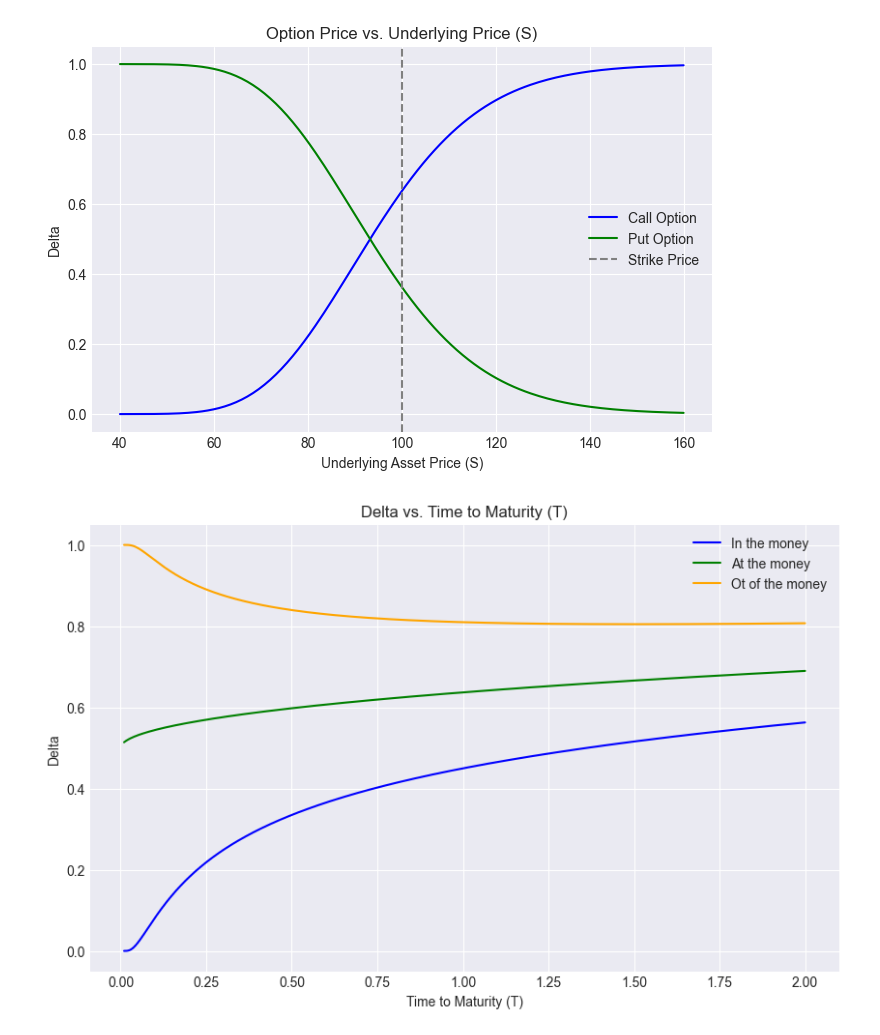
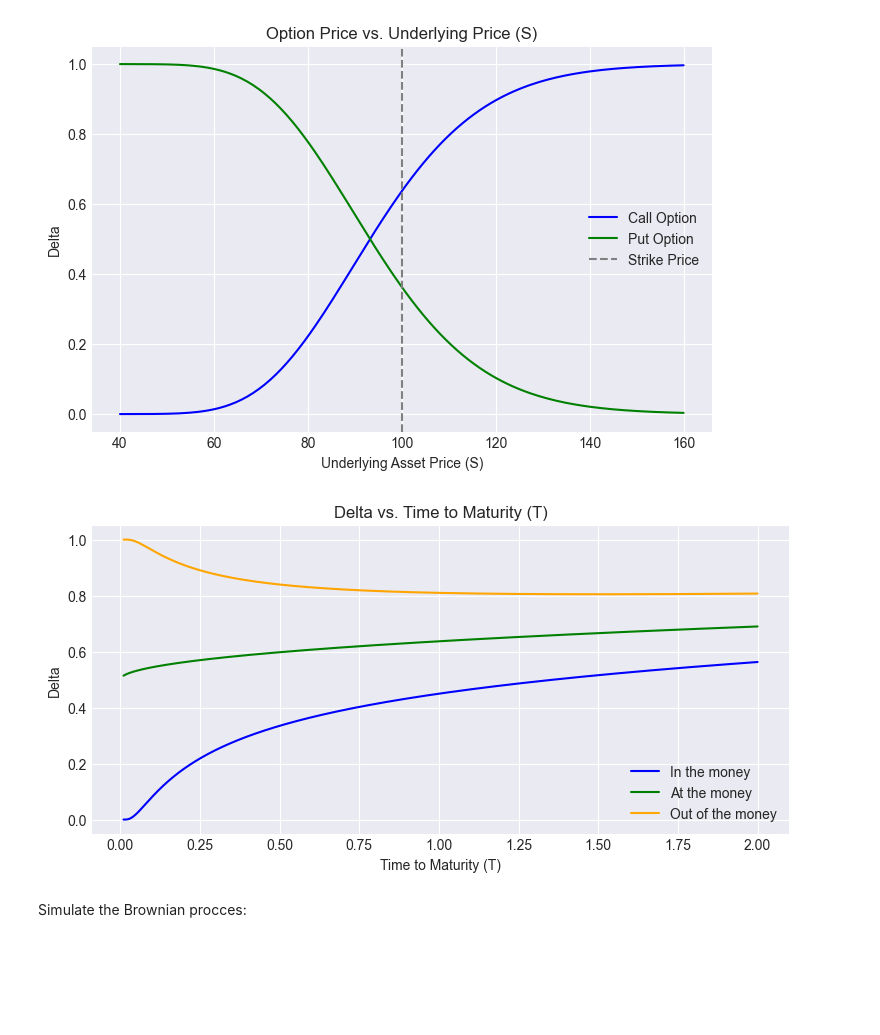
Before and after one commit to santiditomas/quant-playground, a Jupyter notebook: notebooks/delta_hedging.ipynb, the cells around one changed output. Cells and saved outputs as stored; diff of their text form; code cells hidden in the pictures; blank space fills up the shorter version.

```diff
--- a/notebooks/delta_hedging.ipynb
+++ b/notebooks/delta_hedging.ipynb
@@ -34,20 +34,22 @@ plt.show()
 # %%
 T_vals = np.linspace(0.01, 2, 1000)
 S = 100
 
 in_the_money = [delta(S, 110, T, r, sigma, "call") for T in T_vals]
 at_the_money = [delta(S, 100, T, r, sigma, "call") for T in T_vals]
 out_of_the_money = [delta(S, 90, T, r , sigma, "call") for T in T_vals]
 
-plt.figure(figsize=(10,6))
+plt.figure(figsize=(9,4))
 plt.plot(T_vals, in_the_money, label="In the money", color="blue")
 plt.plot(T_vals, at_the_money, label="At the money", color="green")
 plt.plot(T_vals, out_of_the_money, label="Out of the money", color="orange")
 plt.title("Delta vs. Time to Maturity (T)")
 plt.xlabel("Time to Maturity (T)")
 plt.ylabel("Delta")
 plt.legend()
 plt.grid(True)
 plt.show()
 # %% [output]
-[figure, old version]
+[figure, new version]
+# %% [markdown]
+Simulate the Brownian procces:
```
Also changed, not shown: parts of 3 cells of this notebook.
